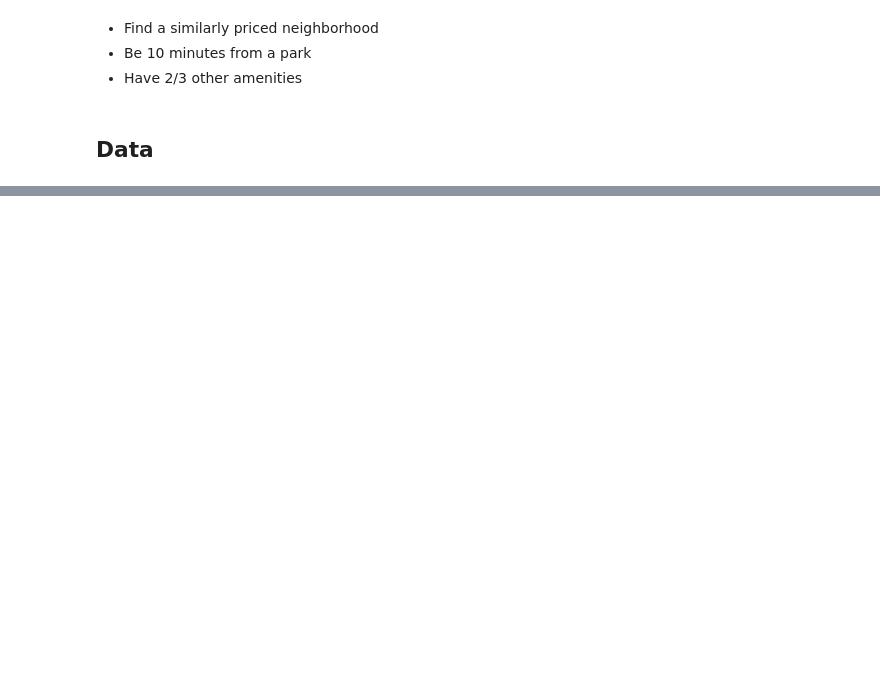
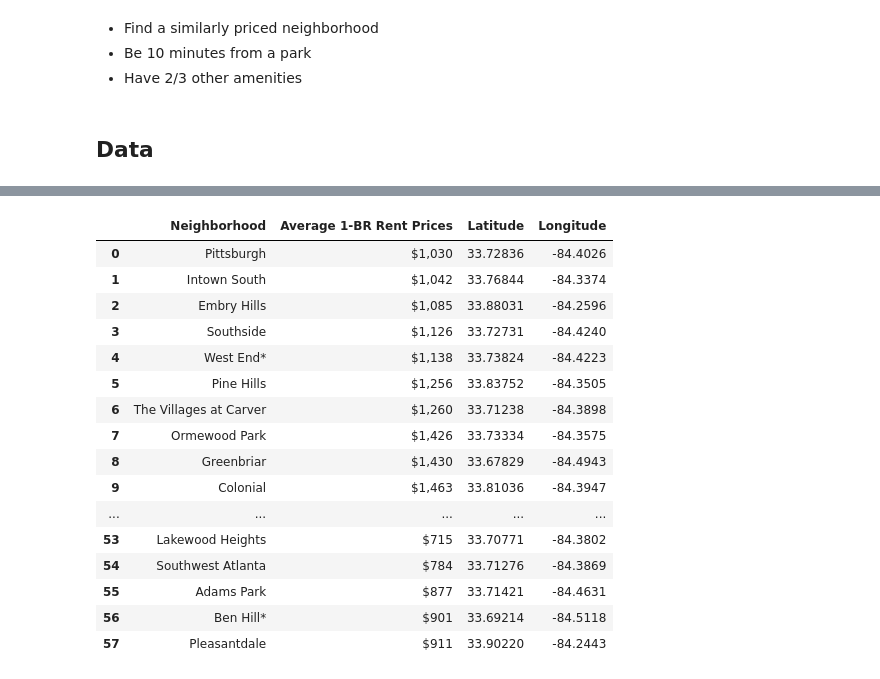
Before and after one commit to ssanc37/RELEASEME, a Jupyter notebook: Tracking Changes in Atlanta's Neighborhoods.ipynb, the cells around one changed output, grey strips where cells are left out. Saved outputs shown, nothing was run; the diff lists cells and outputs as text; code cells hidden in the pictures; blank space fills up the shorter version.

```diff
--- a/Tracking Changes in Atlanta's Neighborhoods.ipynb
+++ b/Tracking Changes in Atlanta's Neighborhoods.ipynb
@@ -64,0 +197,4 @@ The Geocoder Python package was used to retrieve the latitudes and longitudes of
+# %%
+Dict={title:column for (title,column) in col}
+df=pd.DataFrame(Dict)
+print(df)
@@ -64,0 +219,7 @@ The Geocoder Python package was used to retrieve the latitudes and longitudes of
+# %%
+df = df.drop_duplicates()
+df = df.drop(index=[10,21], errors='raise')
+df = df.sort_values('Average 1-BR Rent Prices', ascending = True)
+# %%
+df.index = range (len(df.index))
+df.head(60)
@@ -64,0 +254,4 @@ The Geocoder Python package was used to retrieve the latitudes and longitudes of
+# %%
+csv_file = "https://raw.githubusercontent.com/ssanc37/RELEASEME/master/atl_info.csv"
+df1 = pd.read_csv(csv_file, sep=',' )
+df1.head(59)
@@ -64,0 +296,21 @@ The Geocoder Python package was used to retrieve the latitudes and longitudes of
+# %%
+df3 = pd.concat([df, df1],axis=1)
+df3
+# %% [output]
+|  | Neighborhood | Average 1-BR Rent Prices | Latitude | Longitude |
+| 0 | Pittsburgh | $1,030 | 33.72836 | -84.4026 |
+| 1 | Intown South | $1,042 | 33.76844 | -84.3374 |
+| 2 | Embry Hills | $1,085 | 33.88031 | -84.2596 |
+| 3 | Southside | $1,126 | 33.72731 | -84.4240 |
+| 4 | West End* | $1,138 | 33.73824 | -84.4223 |
+| 5 | Pine Hills | $1,256 | 33.83752 | -84.3505 |
+| 6 | The Villages at Carver | $1,260 | 33.71238 | -84.3898 |
+| 7 | Ormewood Park | $1,426 | 33.73334 | -84.3575 |
+| 8 | Greenbriar | $1,430 | 33.67829 | -84.4943 |
+| 9 | Colonial | $1,463 | 33.81036 | -84.3947 |
+| ... | ... | ... | ... | ... |
+| 53 | Lakewood Heights | $715 | 33.70771 | -84.3802 |
+| 54 | Southwest Atlanta | $784 | 33.71276 | -84.3869 |
+| 55 | Adams Park | $877 | 33.71421 | -84.4631 |
+| 56 | Ben Hill* | $901 | 33.69214 | -84.5118 |
+| 57 | Pleasantdale | $911 | 33.90220 | -84.2443 |
```
Also changed, not shown: parts of 41 cells of this notebook.
